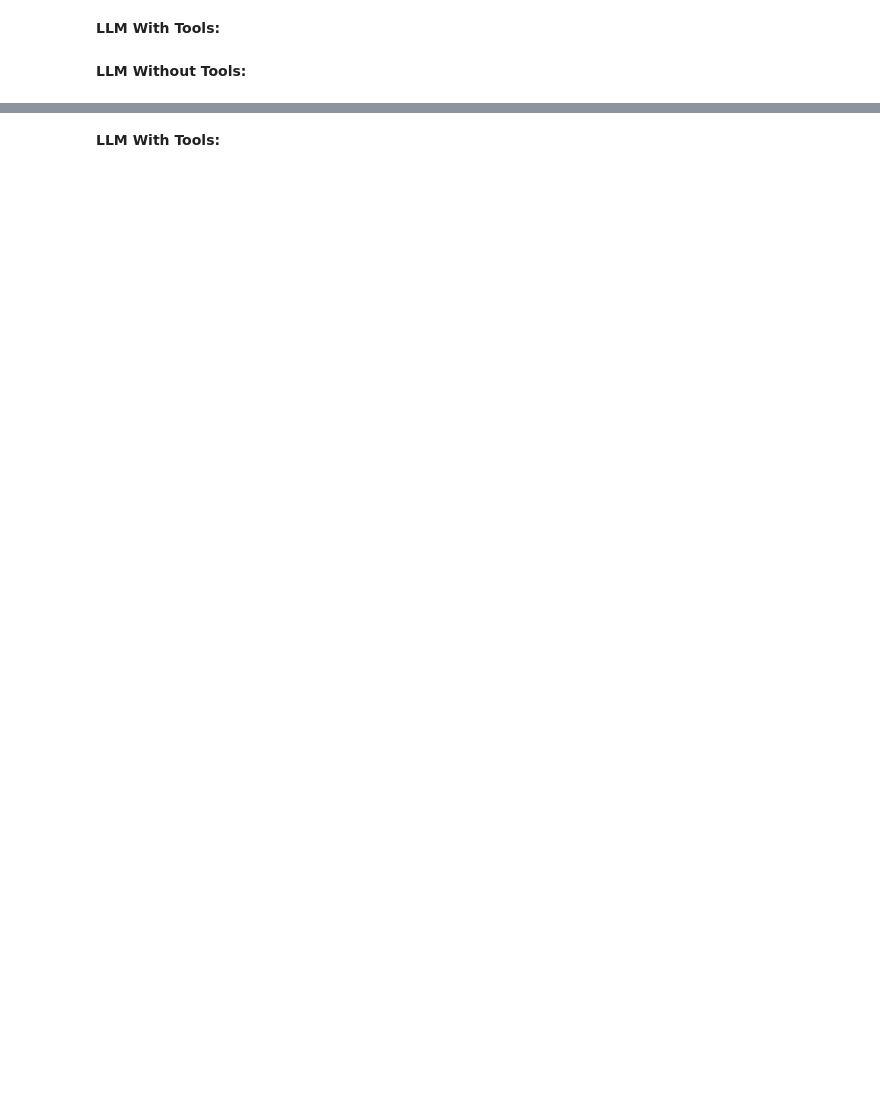
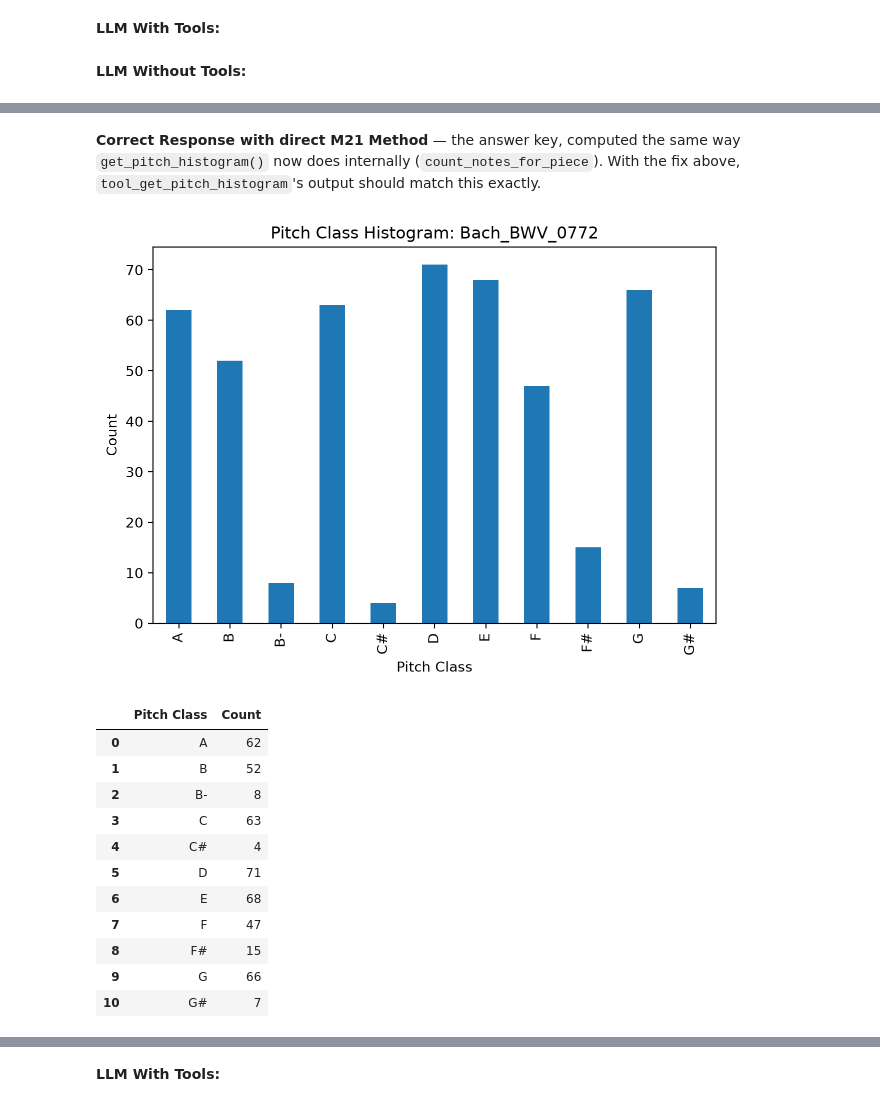
Before and after one commit to RichardFreedman/AMS-NEH-Notebooks-Data, a Jupyter notebook: 10_LLM_Langchain/C_Music_Analysis_LLM.ipynb, the cells around one changed output, grey strips where cells are left out. Cells and saved outputs as stored; diff of their text form; code cells hidden in the pictures; blank space fills up the shorter version.

```diff
--- a/10_LLM_Langchain/C_Music_Analysis_LLM.ipynb
+++ b/10_LLM_Langchain/C_Music_Analysis_LLM.ipynb
@@ -771,2 +1001,35 @@ Both do a great job here! This is to be expected, as it is simply pulling metada
+# %% [markdown]
+**Correct Response with direct M21 Method** — the answer key, computed the same way `get_pitch_histogram()` now does internally (`count_notes_for_piece`). With the fix above, `tool_get_pitch_histogram`'s output should match this exactly.
+# %%
+# Correct Response: pitch-class distribution computed directly, bypassing both the LLM
+# and the get_pitch_histogram()/plot() path above (see note above about why).
+# Plotted with matplotlib directly — the same library music21's own .plot() uses under the hood.
+import matplotlib.pyplot as plt
+
+counts = count_notes_for_piece("MEI Sample/Bach_BWV_0772.mei", pitch_with_octave=False)
+df = pd.DataFrame(counts.items(), columns=["Pitch Class", "Count"])
+df = df.sort_values("Pitch Class").reset_index(drop=True)
+
+df.plot.bar(x="Pitch Class", y="Count", legend=False, title="Pitch Class Histogram: Bach_BWV_0772")
+plt.xlabel("Pitch Class")
+plt.ylabel("Count")
+plt.tight_layout()
+plt.show()
+
+df
+# %% [output]
+[figure, added]
+|  | Pitch Class | Count |
+| 0 | A | 62 |
+| 1 | B | 52 |
+| 2 | B- | 8 |
+| 3 | C | 63 |
+| 4 | C# | 4 |
+| 5 | D | 71 |
+| 6 | E | 68 |
+| 7 | F | 47 |
+| 8 | F# | 15 |
+| 9 | G | 66 |
+| 10 | G# | 7 |
 # %% [markdown]
 ### Lyrics: LLM with tools vs LLM vs Correct response
```
Also changed, not shown: parts of 65 cells of this notebook, 1 other file.
